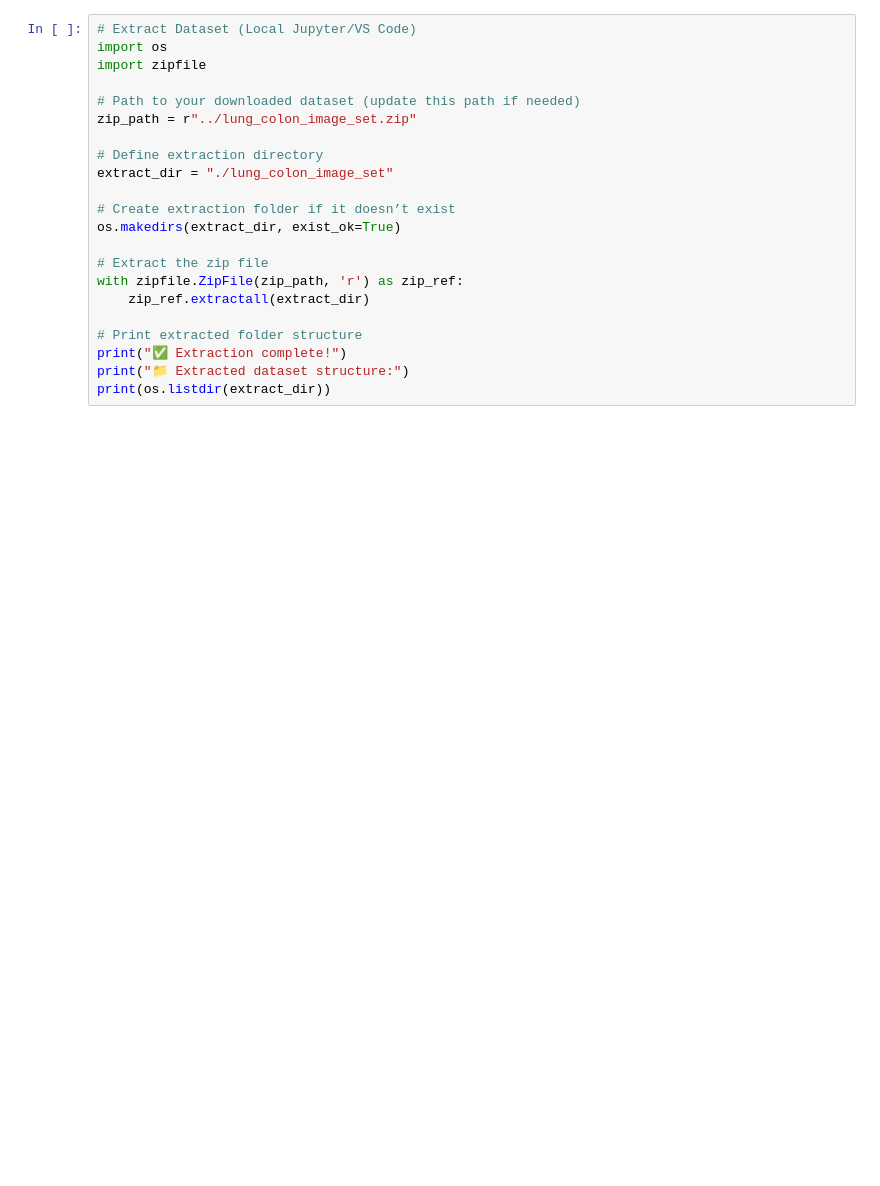
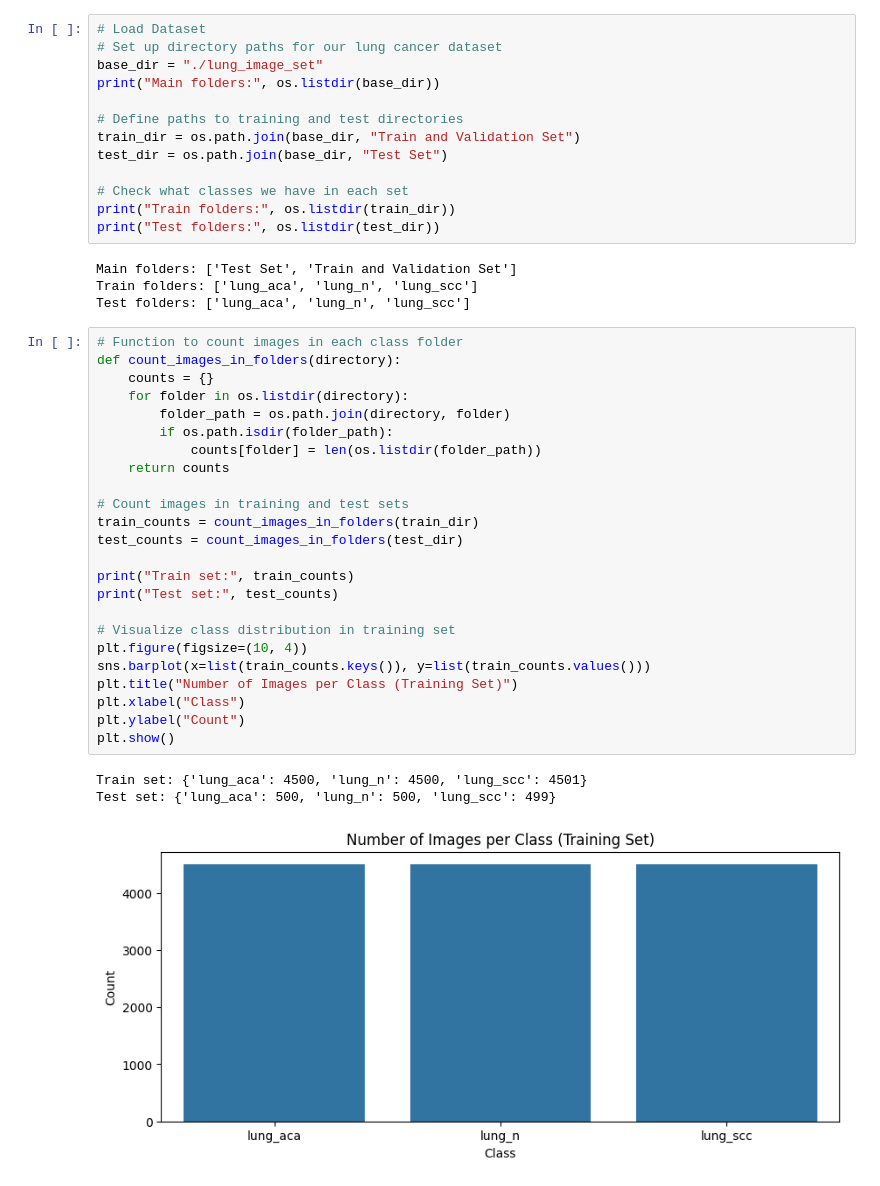
Before and after one commit to arafatanam/Lung-Cancer-Detection-using-CNN-and-Random-Forest, a Jupyter notebook: lung_cancer.ipynb, the cells around one changed output. Cells and saved outputs as stored; diff of their text form; blank space fills up the shorter version.

```diff
--- a/lung_cancer.ipynb
+++ b/lung_cancer.ipynb
@@ -20,22 +30,45 @@ ModuleNotFoundError: No module named 'tensorflow'
-# %%
-# Extract Dataset (Local Jupyter/VS Code)
-import os
-import zipfile
-
-# Path to your downloaded dataset (update this path if needed)
-zip_path = r"../lung_colon_image_set.zip"
-
-# Define extraction directory
-extract_dir = "./lung_colon_image_set"
-
-# Create extraction folder if it doesn’t exist
-os.makedirs(extract_dir, exist_ok=True)
-
-# Extract the zip file
-with zipfile.ZipFile(zip_path, 'r') as zip_ref:
-    zip_ref.extractall(extract_dir)
-
-# Print extracted folder structure
-print("✅ Extraction complete!")
-print("📁 Extracted dataset structure:")
-print(os.listdir(extract_dir))
+# %%
+# Load Dataset
+# Set up directory paths for our lung cancer dataset
+base_dir = "./lung_image_set"
+print("Main folders:", os.listdir(base_dir))
+
+# Define paths to training and test directories
+train_dir = os.path.join(base_dir, "Train and Validation Set")
+test_dir = os.path.join(base_dir, "Test Set")
+
+# Check what classes we have in each set
+print("Train folders:", os.listdir(train_dir))
+print("Test folders:", os.listdir(test_dir))
+# %% [output]
+Main folders: ['Test Set', 'Train and Validation Set']
+Train folders: ['lung_aca', 'lung_n', 'lung_scc']
+Test folders: ['lung_aca', 'lung_n', 'lung_scc']
+# %%
+# Function to count images in each class folder
+def count_images_in_folders(directory):
+    counts = {}
+    for folder in os.listdir(directory):
+        folder_path = os.path.join(directory, folder)
+        if os.path.isdir(folder_path):
+            counts[folder] = len(os.listdir(folder_path))
+    return counts
+
+# Count images in training and test sets
+train_counts = count_images_in_folders(train_dir)
+test_counts = count_images_in_folders(test_dir)
+
+print("Train set:", train_counts)
+print("Test set:", test_counts)
+
+# Visualize class distribution in training set
+plt.figure(figsize=(10, 4))
+sns.barplot(x=list(train_counts.keys()), y=list(train_counts.values()))
+plt.title("Number of Images per Class (Training Set)")
+plt.xlabel("Class")
+plt.ylabel("Count")
+plt.show()
+# %% [output]
+Train set: {'lung_aca': 4500, 'lung_n': 4500, 'lung_scc': 4501}
+Test set: {'lung_aca': 500, 'lung_n': 500, 'lung_scc': 499}
+[figure, added]
```
Also changed, not shown: parts of 8 cells of this notebook.
